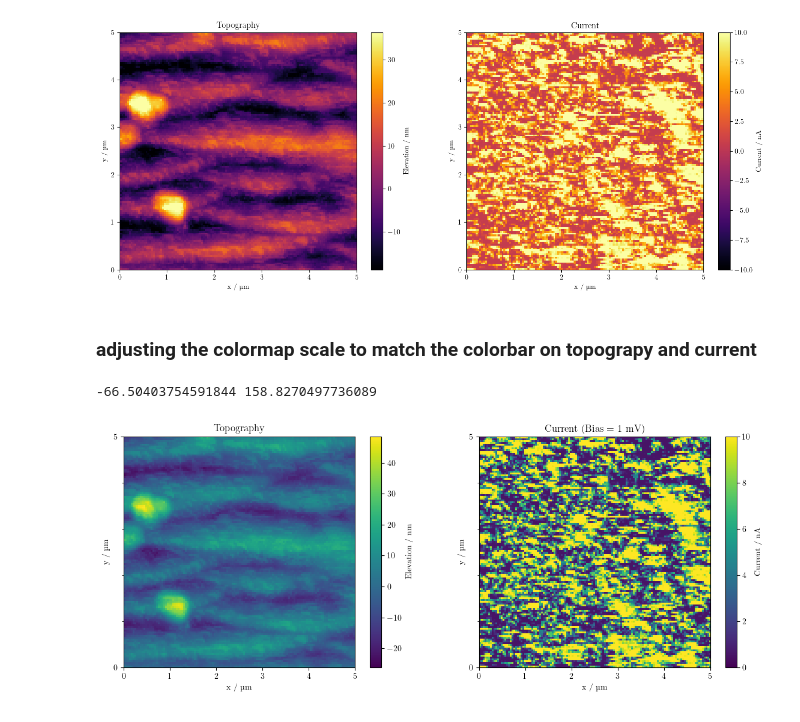
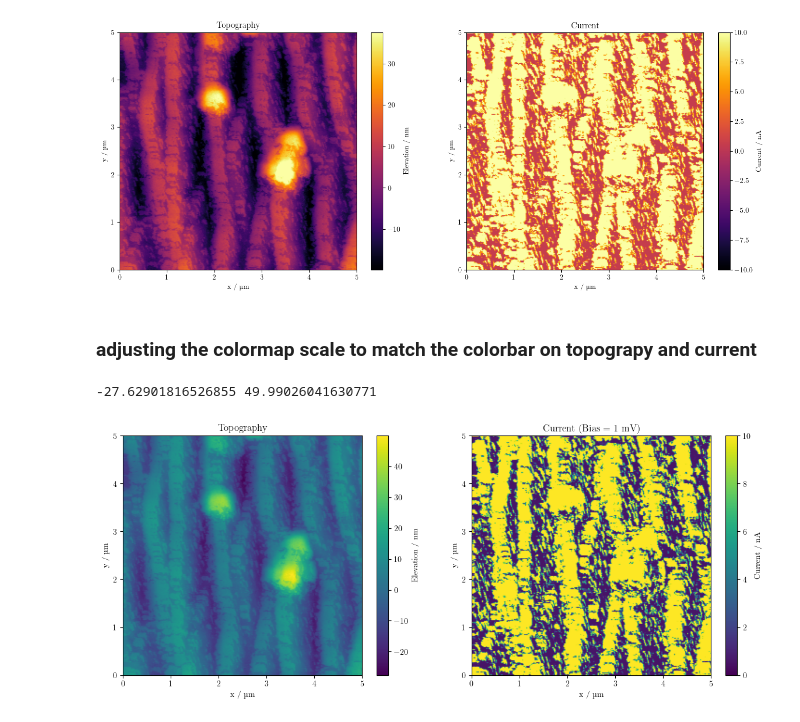
Before and after one commit to XXLutz13/Master_data, a Jupyter notebook: AFM/AFM_NiSi.ipynb, the cells around one changed output. Drawn from its saved outputs; the diff is of its cells as text; code cells hidden in the pictures.

```diff
--- a/AFM/AFM_NiSi.ipynb
+++ b/AFM/AFM_NiSi.ipynb
@@ -11,14 +11,9 @@ plt.rcParams.update({
     "text.usetex": True                    # render text via LaTeX
 })
 # %%
-# # Valencia2 W1 p:
-# file_path_topography = r"../Data/AFM/Valencia_2_W1/100x10_p_topography.txt"
-# file_path_current = r"../Data/AFM/Valencia_2_W1/100x10_p_current.txt"
 # Ni2Si Stückchen 850 °C:
-file_path_topography = r"../Data/AFM/NiSi_Stückchen/Ni2Si_1000_1mV_topography.txt"
-file_path_current = r"../Data/AFM/NiSi_Stückchen/Ni2Si_1000_1mV_current.txt"
-# file_path_topography = r"../Data/AFM/NiSi_Stückchen/Ni2Si_1000_1V_topography.txt"
-# file_path_current = r"../Data/AFM/NiSi_Stückchen/Ni2Si_1000_1V_current.txt"
+file_path_topography = r"../Data/AFM/NiSi_Stückchen\Ni2Si_850_1mV_topography.txt"
+file_path_current = r"../Data/AFM/NiSi_Stückchen\Ni2Si_850_1mV_current.txt"
 # Ni cTLM:
 # file_path_topography = r"../Data/AFM/2026-01-16_cTLM_01/relevant/20251216_Strucktur_7-1_TLM_15um_200mV_Topography.txt"
 # file_path_current = r"../Data/AFM/2026-01-16_cTLM_01/relevant/20251216_Strucktur_7-1_TLM_15um_200mV_Retrace_Current.txt"
@@ -67,7 +62,7 @@ ax2.set_ylabel("y / µm")
 plt.show()
 # plt.savefig('../Images/Valencia_p_Struktur_5-3.pdf', dpi=1000)
 # %% [output]
-[figure, old version]
+[figure, new version]
 # %% [markdown]
 ### adjusting the colormap scale to match the colorbar on topograpy and current
 # %%
@@ -88,7 +83,7 @@ current_contact = current_array[np.ix_(rows, cols)]
 # %%
 print(np.min(topography_array), np.max(topography_array))
 # %% [output]
--66.50403754591844 158.8270497736089
+-27.62901816526855 49.99026041630771
 # %%
 # norm_topo = mcolors.TwoSlopeNorm(vmin=-300, vcenter=0, vmax=300)
 # norm_curr = mcolors.TwoSlopeNorm(vmin=-0.1, vcenter=0, vmax=10)
@@ -102,40 +97,41 @@ norm_curr = mcolors.TwoSlopeNorm(vmin=-0.1, vcenter=0, vmax=10)
 # norm_curr = mcolors.TwoSlopeNorm(vmin=-0.1, vcenter=0, vmax=10)
 
 
-fig, (ax1, ax2) = plt.subplots(1, 2, figsize=(14, 5))
+fig, (ax1, ax2) = plt.subplots(1, 2, figsize=(12, 5))
 
 # Topography Plot   topography_contact topography_array
 im1 = ax1.imshow(topography_contact, cmap='viridis', norm=norm_topo, extent=[x_min, x_max, y_min, y_max])    # [0, physical_width, 0, physical_height]
 im1 = ax1.imshow(topography_contact, cmap='viridis', extent=[x_min, x_max, y_min, y_max])
 
 cbar1 = plt.colorbar(im1, ax=ax1, label='Elevation (nm)', fraction=0.045, pad=0.05)
 cbar1.set_label('Elevation / nm')
 ax1.set_title("Topography")
 ax1.set_xlabel("x / µm")
 ax1.set_ylabel("y / µm")
 
 # Current Plot  current_contact current_array
 # im2 = ax2.imshow(current_contact, cmap='viridis', norm=norm_curr, extent=[x_min, x_max, y_min, y_max])   # viridis inferno            [x_min, x_max, y_min, y_max]
 # im2 = ax2.imshow(current_array, cmap='viridis', extent=[0, physical_width, 0, physical_height])   # viridis inferno            [x_min, x_max, y_min, y_max]
 im2 = ax2.imshow(current_contact, cmap='viridis', extent=[x_min, x_max, y_min, y_max], vmax=10, vmin=0)   # viridis inferno
 
 cbar2 = plt.colorbar(im2, ax=ax2, label='Current (pA)', fraction=0.045, pad=0.05)
 cbar2.set_label('Current / nA')
 ax2.set_title("Current (Bias = 1 mV)")
 ax2.set_xlabel("x / µm")
 ax2.set_ylabel("y / µm")
 
 from matplotlib.ticker import MultipleLocator
-ax1.yaxis.set_major_locator(MultipleLocator(5))
-ax2.yaxis.set_major_locator(MultipleLocator(5))
+# ax1.yaxis.set_major_locator(MultipleLocator(5))
+# ax2.yaxis.set_major_locator(MultipleLocator(5))
 ax1.yaxis.set_minor_locator(MultipleLocator(1))
 ax2.yaxis.set_minor_locator(MultipleLocator(1))
 ax1.xaxis.set_minor_locator(MultipleLocator(1))
 ax2.xaxis.set_minor_locator(MultipleLocator(1))
 
-# plt.savefig('../Images/AFM/Ni2Si_850_1mV.pdf', dpi=500)
+plt.tight_layout()
+plt.savefig('../Images/AFM/Ni2Si_850_1mV.pdf', dpi=500)
 # plt.savefig('../Images/AFM/Valencia2_W1_p.pdf', dpi=500)
 # plt.savefig('../Images/AFM/Ni_cTLM_2.pdf', dpi=500)
 plt.show()
 # %% [output]
-[figure, old version]
+[figure, new version]
```
Also changed, not shown: 1 other file.
